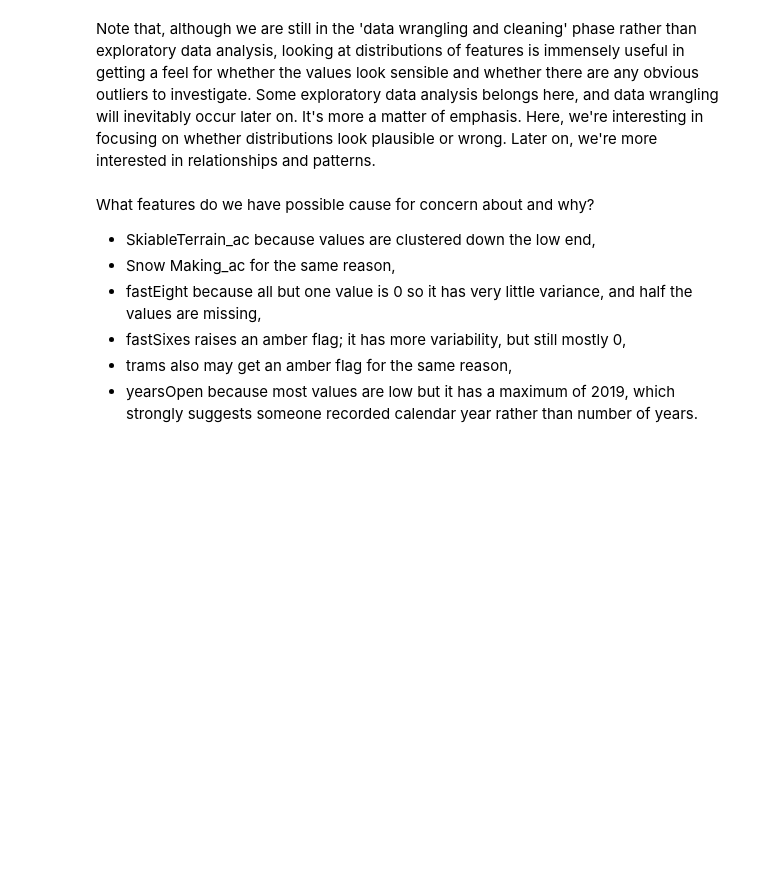
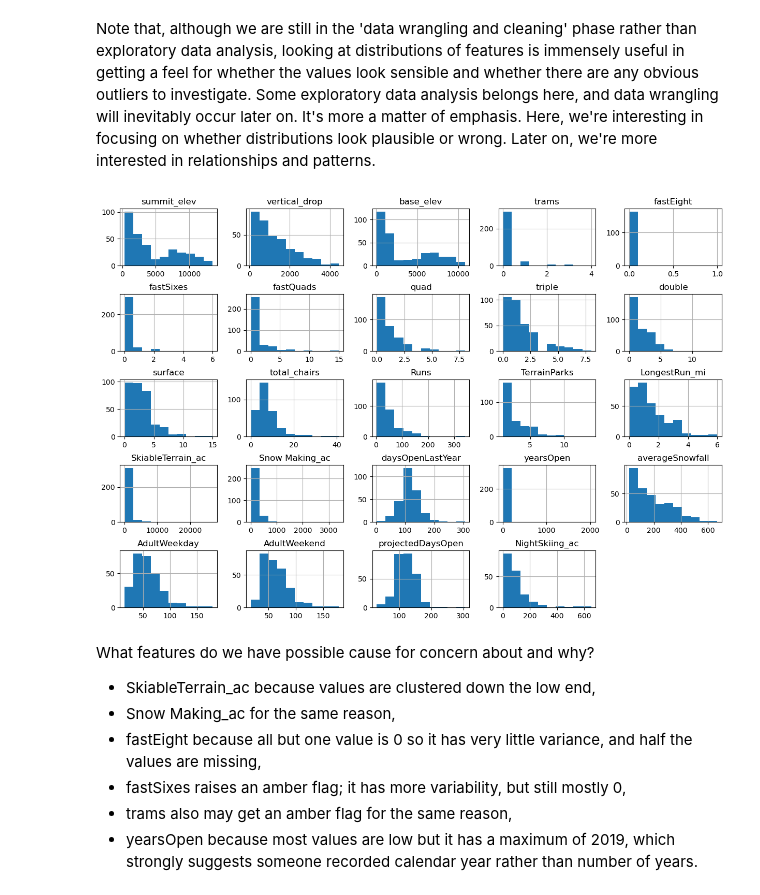
Before and after one commit to ebhatsha/GuidedProjects, a Jupyter notebook: 02_data_wrangling.ipynb, the cells around one changed output. Drawn from its saved outputs; the diff is of its cells as text; code cells hidden in the pictures; blank space fills up the shorter version.

```diff
--- a/02_data_wrangling.ipynb
+++ b/02_data_wrangling.ipynb
@@ -361,12 +507,14 @@ Note that, although we are still in the 'data wrangling and cleaning' phase rath
 # %%
 #Code task 18#
 #Call ski_data's `hist` method to plot histograms of each of the numeric features
 #Try passing it an argument figsize=(15,10)
 #Try calling plt.subplots_adjust() with an argument hspace=0.5 to adjust the spacing
 #It's important you create legible and easy-to-read plots
-ski_data.hist(15,10)
+ski_data.hist(figsize=(15,10))
 plt.subplots_adjust(hspace=0.5);
 #Hint: notice how the terminating ';' "swallows" some messy output and leads to a tidier notebook
+# %% [output]
+[figure, added]
 # %% [markdown]
 What features do we have possible cause for concern about and why?
 
```
Also changed, not shown: parts of 45 cells of this notebook.
